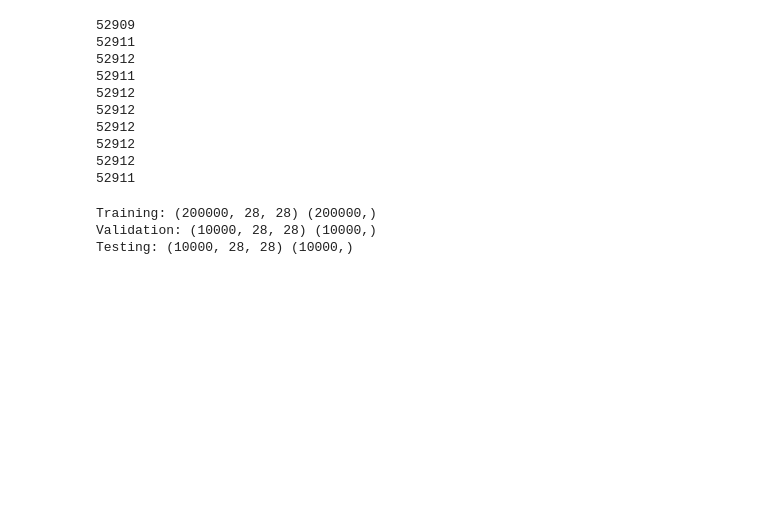
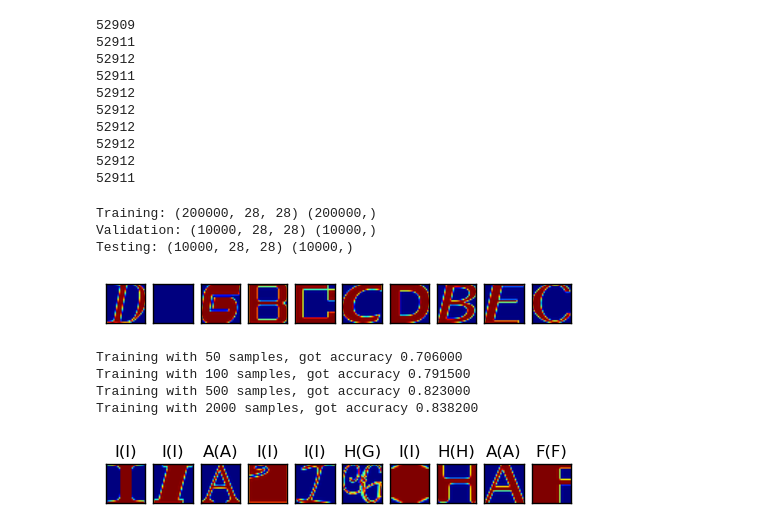
Before and after one commit to goncalo-rodrigues/udacity_tensorflow_assigmetns, a Jupyter notebook: 1-NotMNIST/Assigment1.ipynb, the cells around one changed output. Drawn from its saved outputs; the diff is of its cells as text; code cells hidden in the pictures; blank space fills up the shorter version.

```diff
--- a/1-NotMNIST/Assigment1.ipynb
+++ b/1-NotMNIST/Assigment1.ipynb
@@ -201,0 +254,11 @@ valid_dataset, valid_labels = randomize(valid_dataset, valid_labels)
+# %%
+# Problem 4
+f = plt.figure()
+for i in range(0,10):
+    plot = f.add_subplot(1,10,i+1)
+    plt.imshow(train_dataset[i])
+    plot.axes.get_xaxis().set_visible(False)
+    plot.axes.get_yaxis().set_visible(False)
+plt.show()
+# %% [output]
+[figure, added]
@@ -201,0 +285,31 @@ valid_dataset, valid_labels = randomize(valid_dataset, valid_labels)
+# %%
+# Problem 6
+model = lm.LogisticRegression()
+size, nx, ny = test_dataset.shape
+for n in (50, 100, 500, 2000):
+    model = lm.LogisticRegression()
+    reshaped_train_dataset = np.reshape(train_dataset[:n], (n, nx*ny))
+    reshaped_train_labels = train_labels[:n].ravel()
+    model.fit(reshaped_train_dataset, reshaped_train_labels)
+    reshaped_test_dataset = np.reshape(test_dataset, (test_dataset.shape[0], nx*ny))
+    reshaped_test_labels = test_labels.ravel()
+    print("Training with %d samples, got accuracy %f" % (n, model.score(reshaped_test_dataset, reshaped_test_labels)))
+# %% [output]
+Training with 50 samples, got accuracy 0.706000
+Training with 100 samples, got accuracy 0.791500
+Training with 500 samples, got accuracy 0.823000
+Training with 2000 samples, got accuracy 0.838200
+# %%
+# Visualizing
+def letter(i):
+    return chr(ord('A')+i)
+f = plt.figure()
+for i in range(0,10):
+    plot = f.add_subplot(1,10,i+1)
+    plt.imshow(valid_dataset[i])
+    plt.title(letter(model.predict(valid_dataset[i].ravel().reshape(1,-1))) + "(" + letter(valid_labels[i]) + ")")
+    plot.axes.get_xaxis().set_visible(False)
+    plot.axes.get_yaxis().set_visible(False)
+plt.show()
+# %% [output]
+[figure, added]
```
Also changed, not shown: parts of 8 cells of this notebook.
